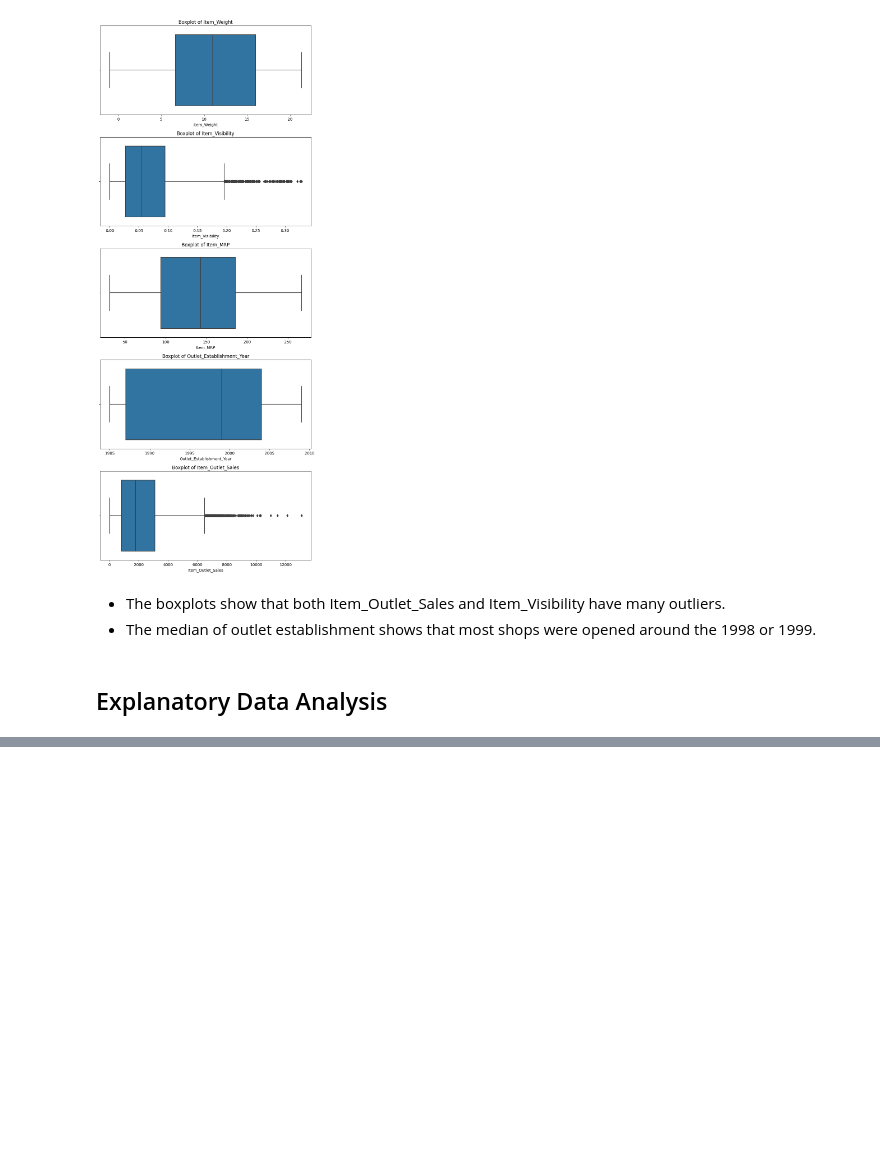
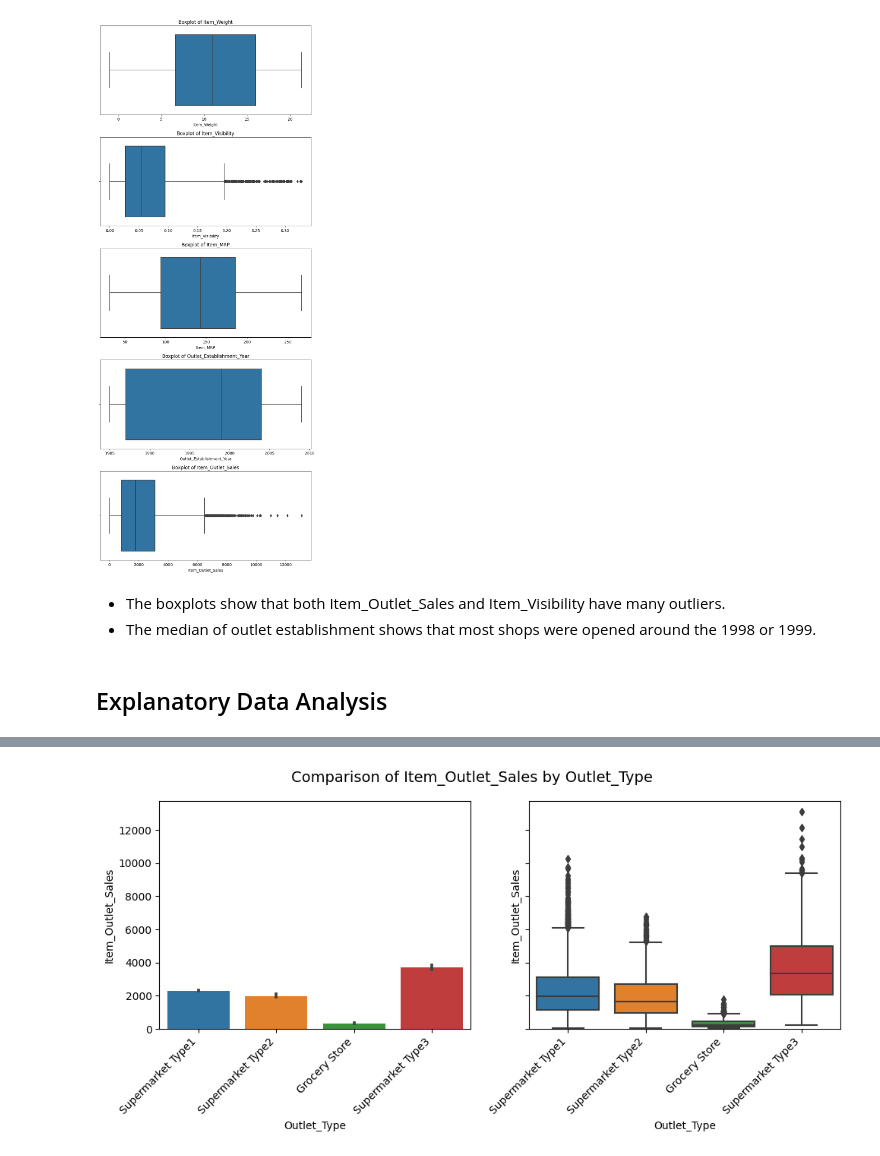
Before and after one commit to hokushrine/prediction-of-product-sales, a Jupyter notebook: Prediction_of_Product_Sales.ipynb, the cells around one changed output, grey strips where cells are left out. Drawn from its saved outputs; the diff is of its cells as text; code cells hidden in the pictures; blank space fills up the shorter version.

```diff
--- a/Prediction_of_Product_Sales.ipynb
+++ b/Prediction_of_Product_Sales.ipynb
@@ -417,0 +478,22 @@ plt.show()
+# %%
+# Create a figure with a grid of subplots
+fig, axes = plt.subplots(1, 2, figsize=(10, 5), sharex=True, sharey=True)
+
+# Box and bar plots
+sns.barplot(data=df, x='Outlet_Type', y='Item_Outlet_Sales', ax=axes[0])
+sns.boxplot(data=df, x='Outlet_Type', y='Item_Outlet_Sales', ax=axes[1])
+
+## Rotate xlabel in every subplot
+for ax in axes:
+    ax.set_xticklabels(ax.get_xticklabels(), rotation=45, ha='right', fontsize=10)
+
+## Set super title
+fig.suptitle('Comparison of Item_Outlet_Sales by Outlet_Type', fontsize=14)
+
+# Adjust the layout
+plt.tight_layout()
+
+# Show the plot
+plt.show()
+# %% [output]
+[figure, added]
```
Also changed, not shown: parts of 32 cells of this notebook.
